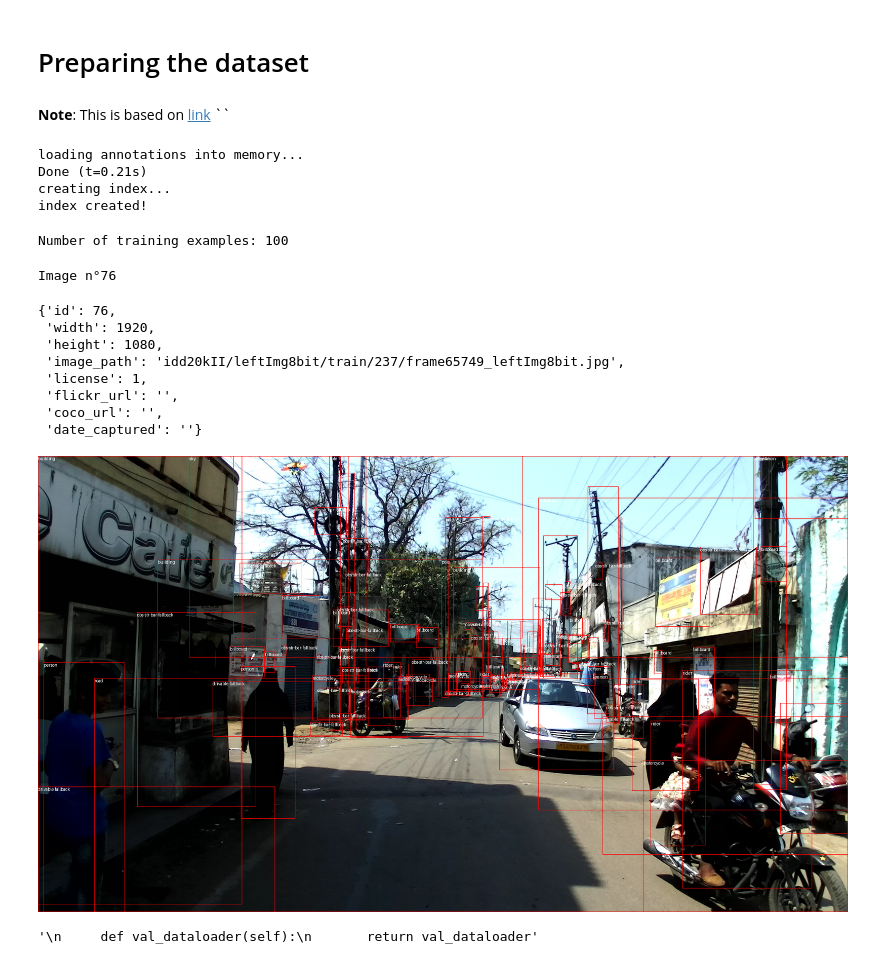
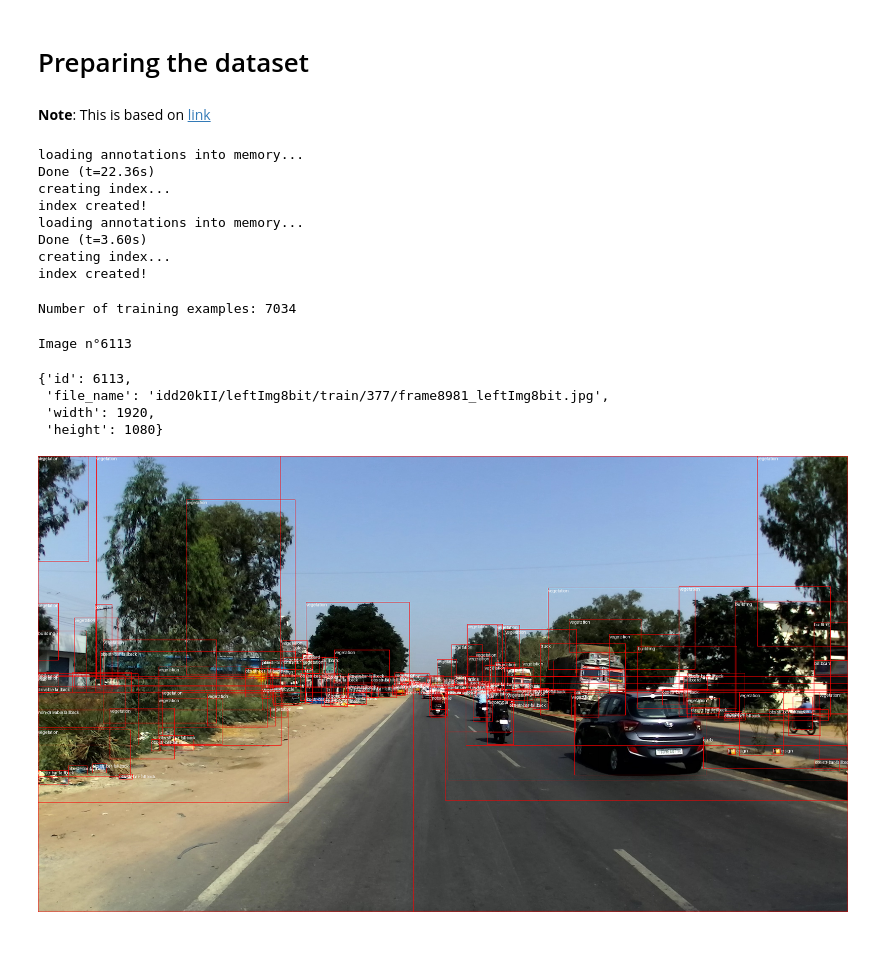
Before and after one commit to XavierPereira2003/DashCam-Analysis, a Jupyter notebook: Deter.ipynb, the cells around one changed output. Saved outputs shown, nothing was run; the diff lists cells and outputs as text; code cells hidden in the pictures.

```diff
--- a/Deter.ipynb
+++ b/Deter.ipynb
@@ -1,7 +1,7 @@
 # %% [markdown]
 # Preparing the dataset
 # %% [markdown]
-**Note**: This is based on [link](https://github.com/NielsRogge/Transformers-Tutorials/blob/master/DETR/Fine_tuning_DetrForObjectDetection_on_custom_dataset_(balloon).ipynb) ``
+**Note**: This is based on [link](https://github.com/NielsRogge/Transformers-Tutorials/blob/master/DETR/Fine_tuning_DetrForObjectDetection_on_custom_dataset_(balloon).ipynb)
 # %%
 import torchvision
 import os
@@ -73,7 +73,7 @@ class IDDCocoDetection(torchvision.datasets.CocoDetection):
         """
         image_id = list(self.images.keys())[idx]
         img_info = self.images[image_id]
-        img_path = img_info["image_path"]
+        img_path = img_info["file_name"]
         img = Image.open(img_path).convert("RGB")
 
         target = {"image_id": image_id, "annotations": self.annotations.get(image_id, [])}
@@ -87,20 +87,26 @@ class IDDCocoDetection(torchvision.datasets.CocoDetection):
 
         return pixel_values, target
 # %%
+
 from transformers import DetrImageProcessor
 
 processor = DetrImageProcessor.from_pretrained("facebook/detr-resnet-50")
 
-train_dataset=IDDCocoDetection(img_folder="idd20kII/leftImg8bit", annotations="idd20kII_train_subset.json", processor=processor)
+train_dataset=IDDCocoDetection(img_folder="idd20kII/leftImg8bit", annotations="train_output.json", processor=processor)
+val_dataset = IDDCocoDetection(img_folder="idd20kII/leftImg8bit", annotations='val_output.json', processor=processor)
 # %% [output]
 loading annotations into memory...
-Done (t=0.21s)
+Done (t=22.36s)
 creating index...
 index created!
+loading annotations into memory...
+Done (t=3.60s)
+creating index...
+index created!
 # %%
 print("Number of training examples:", len(train_dataset))
 # %% [output]
-Number of training examples: 100
+Number of training examples: 7034
 # %%
 import numpy as np
 import os
@@ -114,34 +120,30 @@ print('Image n°{}'.format(image_id))
 image = train_dataset.coco.loadImgs(image_id)[0]
 image
 # %% [output]
-Image n°76
+Image n°6113
-{'id': 76,
+{'id': 6113,
+ 'file_name': 'idd20kII/leftImg8bit/train/377/frame8981_leftImg8bit.jpg',
  'width': 1920,
- 'height': 1080,
- 'image_path': 'idd20kII/leftImg8bit/train/237/frame65749_leftImg8bit.jpg',
- 'license': 1,
- 'flickr_url': '',
- 'coco_url': '',
- 'date_captured': ''}
+ 'height': 1080}
 # %%
-image = Image.open(image['image_path'])
+image = Image.open(image['file_name'])
 
 annotations = train_dataset.coco.imgToAnns[image_id]
 draw = ImageDraw.Draw(image, "RGBA")
 
 cats = train_dataset.coco.cats
 id2label = {k: v['name'] for k,v in cats.items()}
 
 for annotation in annotations:
   box = annotation['bbox']
   class_idx = annotation['category_id']
   x,y,w,h = tuple(box)
   draw.rectangle((x,y,x+w,y+h), outline='red', width=1)
   draw.text((x, y), id2label[class_idx], fill='white')
 
 image
 # %% [output]
-[figure, old version]
+[figure, new version]
 # %%
 from torch.utils.data import DataLoader
 
@@ -225,11 +227,9 @@ class Detr(pl.LightningModule):
 
      def train_dataloader(self):
         return train_dataloader
-"""
+
      def val_dataloader(self):
-       return val_dataloader"""
+       return val_dataloader
-# %% [output]
-'\n     def val_dataloader(self):\n       return val_dataloader'
 # %%
 # Start tensorboard.
 %load_ext tensorboard
```
Also changed, not shown: parts of 5 cells of this notebook, 1 other file.
